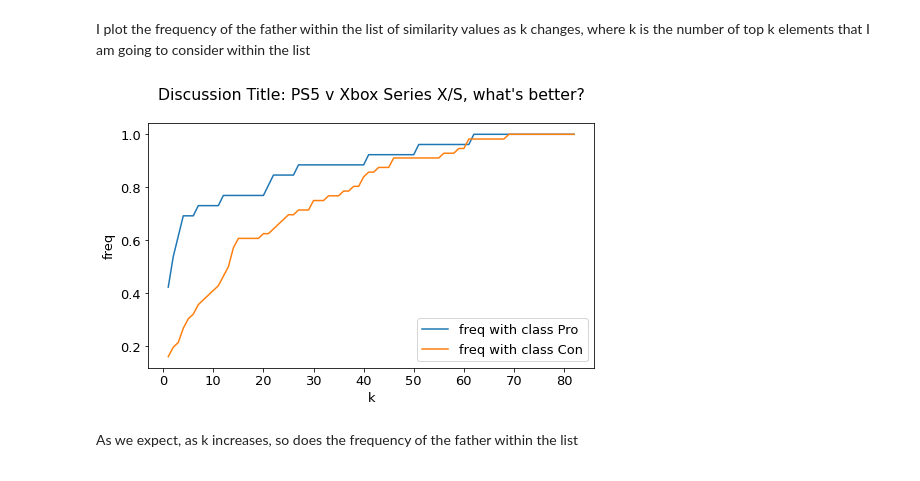
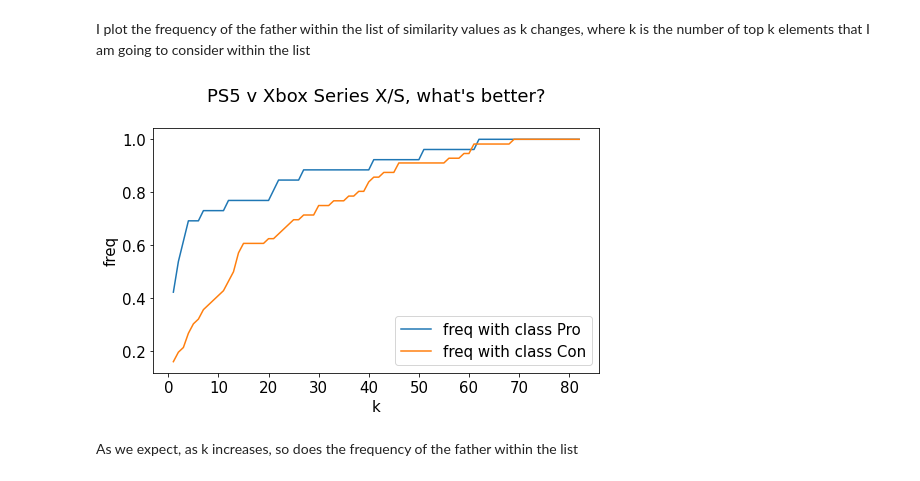
Before and after one commit to LeoLelli/AI_KialoProject, a Jupyter notebook: KialoProject.ipynb, the cells around one changed output. Saved outputs shown, nothing was run; the diff lists cells and outputs as text; code cells hidden in the pictures.

```diff
--- a/KialoProject.ipynb
+++ b/KialoProject.ipynb
@@ -181,17 +185,17 @@ while k < len(comments):
 # print(freq_list_con)
 # %%
 import matplotlib.pyplot as plt
-plt.rcParams.update({'font.size': 13})
+plt.rcParams.update({'font.size': 15})
 plt.rcParams.update({'figure.figsize': [8,4.5]})
 plt.plot(range(1, len(comments)), freq_list_pro, label = "freq with class Pro")
 plt.plot(range(1, len(comments)), freq_list_con, label = "freq with class Con")
 plt.xlabel('k')
 plt.ylabel('freq')
-plt.title(title)
+plt.title(title[18:])
 plt.legend()
 plt.show()
 # %% [output]
-[figure, old version]
+[figure, new version]
 # %% [markdown]
 As we expect, as k increases, so does the frequency of the father within the list
 # %% [markdown]
```
Also changed, not shown: parts of 3 cells of this notebook.
